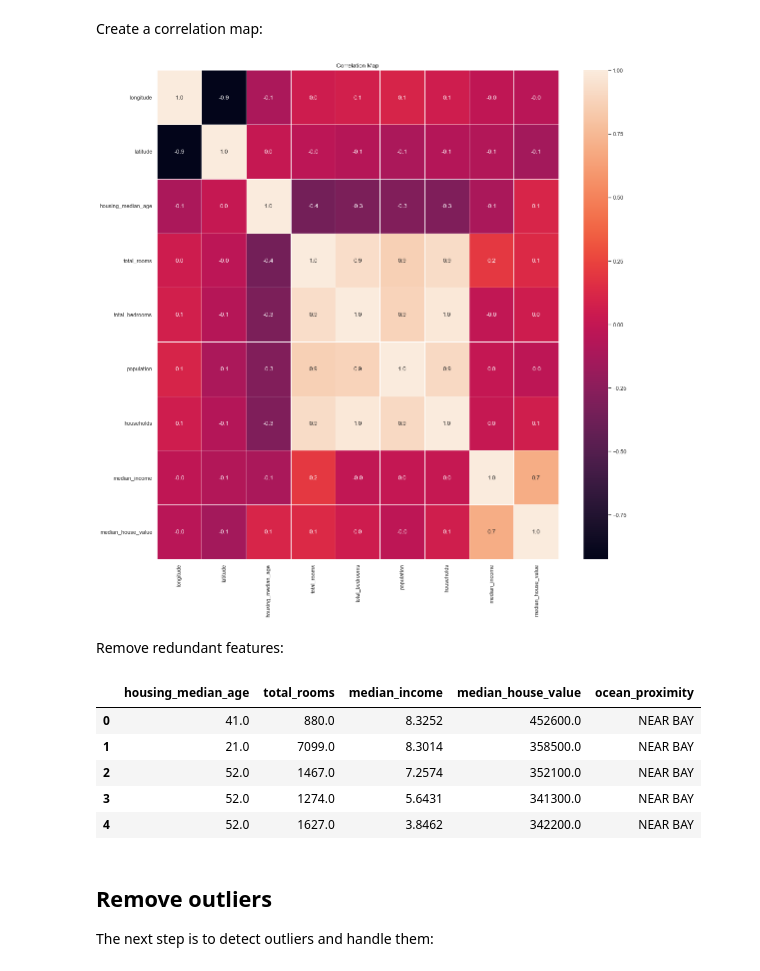
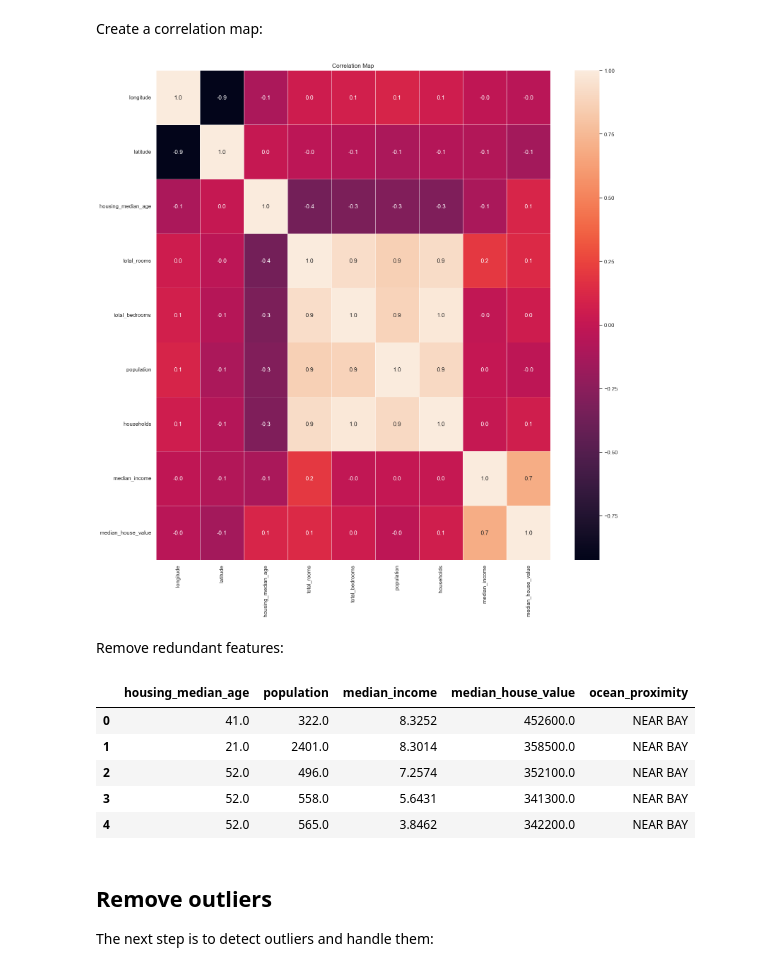
Before and after one commit to AlexRossmann/MasterClass, a Jupyter notebook: 7_MultipleLinearRegression (Housing)/California (Solution).ipynb, the cells around one changed output. Drawn from its saved outputs; the diff is of its cells as text; code cells hidden in the pictures.

```diff
--- a/7_MultipleLinearRegression (Housing)/California (Solution).ipynb
+++ b/7_MultipleLinearRegression (Housing)/California (Solution).ipynb
@@ -97,29 +93,32 @@ dtype: int64
 ## Select predictors
 # %% [markdown]
 Create a correlation map:
+# %%
+#selection of quantitative features
+data_numeric = data_wo_null.drop(columns=['ocean_proximity']).dropna(axis=0)
 # %%
 f,ax=plt.subplots(figsize = (18,18))
-sns.heatmap(data_wo_null.corr(),annot= True,linewidths=0.5,fmt = ".1f",ax=ax)
+sns.heatmap(data_numeric.corr(),annot= True,linewidths=0.5,fmt = ".1f",ax=ax)
 plt.xticks(rotation=90)
 plt.yticks(rotation=0)
 plt.title('Correlation Map')
 plt.show()
 # %% [output]
-[figure, old version]
+[figure, new version]
 # %% [markdown]
 Remove redundant features:
 # %%
-data_reduced_features = data_wo_null[['housing_median_age', 'total_rooms', 'median_income',
+data_reduced_features = data_wo_null[['housing_median_age', 'population', 'median_income',
                                       'median_house_value', 'ocean_proximity']]
 
 data_reduced_features.head()
 # %% [output]
-|  | housing_median_age | total_rooms | median_income | median_house_value | ocean_proximity |
-| 0 | 41.0 | 880.0 | 8.3252 | 452600.0 | NEAR BAY |
-| 1 | 21.0 | 7099.0 | 8.3014 | 358500.0 | NEAR BAY |
-| 2 | 52.0 | 1467.0 | 7.2574 | 352100.0 | NEAR BAY |
-| 3 | 52.0 | 1274.0 | 5.6431 | 341300.0 | NEAR BAY |
-| 4 | 52.0 | 1627.0 | 3.8462 | 342200.0 | NEAR BAY |
+|  | housing_median_age | population | median_income | median_house_value | ocean_proximity |
+| 0 | 41.0 | 322.0 | 8.3252 | 452600.0 | NEAR BAY |
+| 1 | 21.0 | 2401.0 | 8.3014 | 358500.0 | NEAR BAY |
+| 2 | 52.0 | 496.0 | 7.2574 | 352100.0 | NEAR BAY |
+| 3 | 52.0 | 558.0 | 5.6431 | 341300.0 | NEAR BAY |
+| 4 | 52.0 | 565.0 | 3.8462 | 342200.0 | NEAR BAY |
 # %% [markdown]
 ## Remove outliers
 The next step is to detect outliers and handle them:
```
Also changed, not shown: parts of 11 cells of this notebook.
